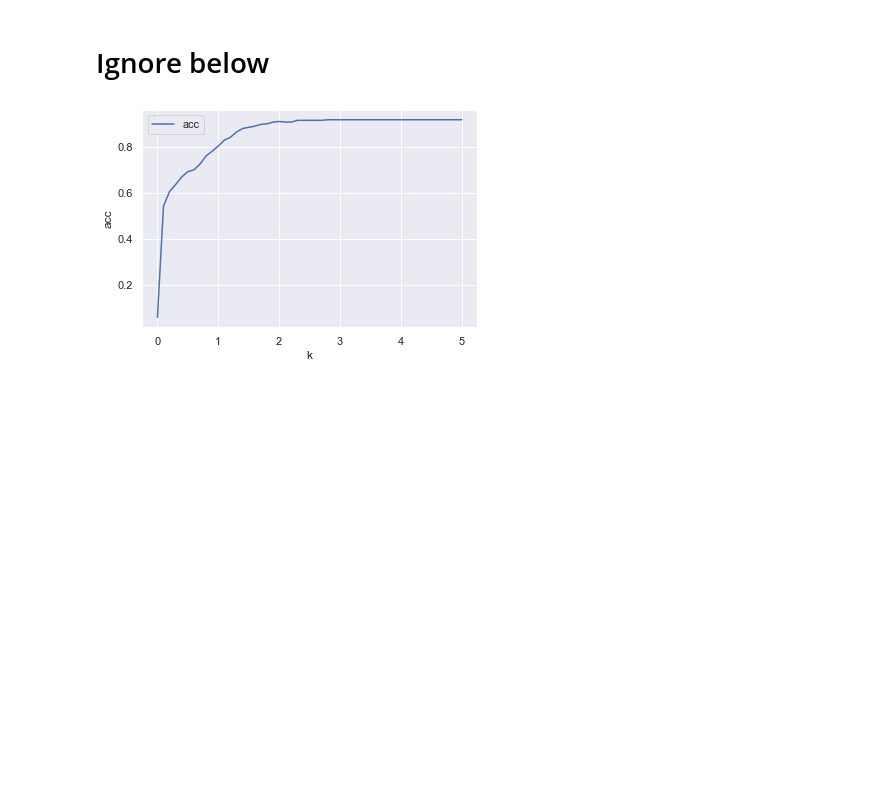
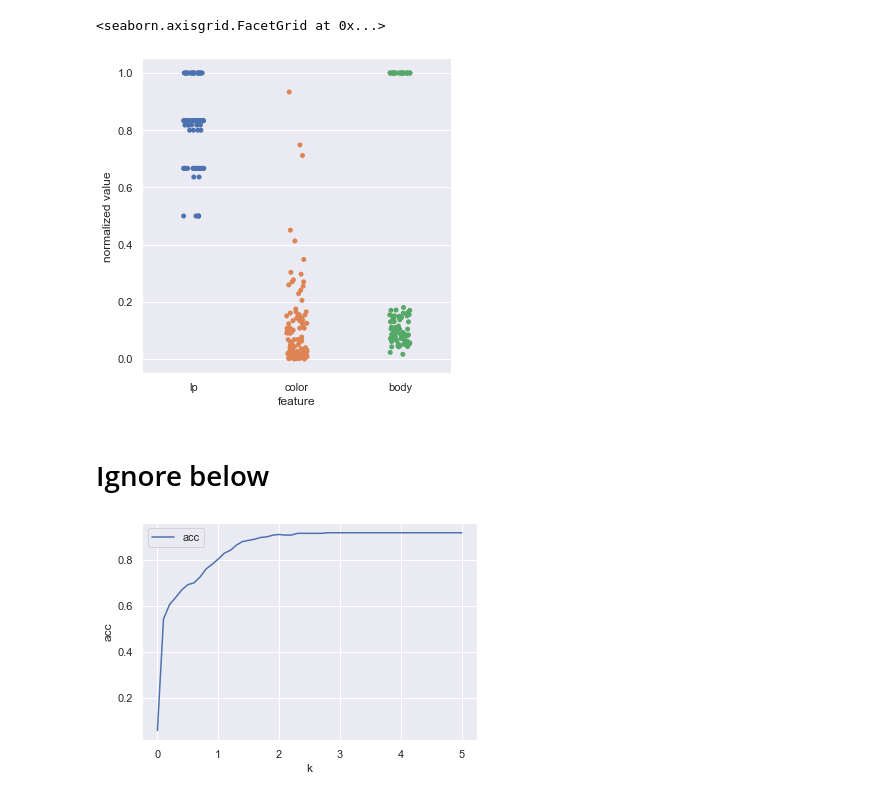
Before and after one commit to sinclairnick/EfficientDet, a Jupyter notebook: nb/similarities.ipynb, the cells around one changed output. Saved outputs shown, nothing was run; the diff lists cells and outputs as text; code cells hidden in the pictures; blank space fills up the shorter version.

```diff
--- a/nb/similarities.ipynb
+++ b/nb/similarities.ipynb
@@ -243,3 +265,13 @@ ax.set(xlabel='feature', ylabel='normalized value')
+# %%
+import seaborn as sns
+sns.set()
+
+d = pd.DataFrame(np.hstack([x[size//2:],y[size//2:]]), columns=['lp', 'color', 'body', 'match'])
+ax = sns.catplot(data=d[['lp', 'color', 'body']])
+ax.set(xlabel='feature', ylabel='normalized value')
+# %% [output]
+<seaborn.axisgrid.FacetGrid at 0x...>
+[figure, added]
 # %% [markdown]
 # Ignore below
 # %%
```
Also changed, not shown: parts of 4 cells of this notebook.
